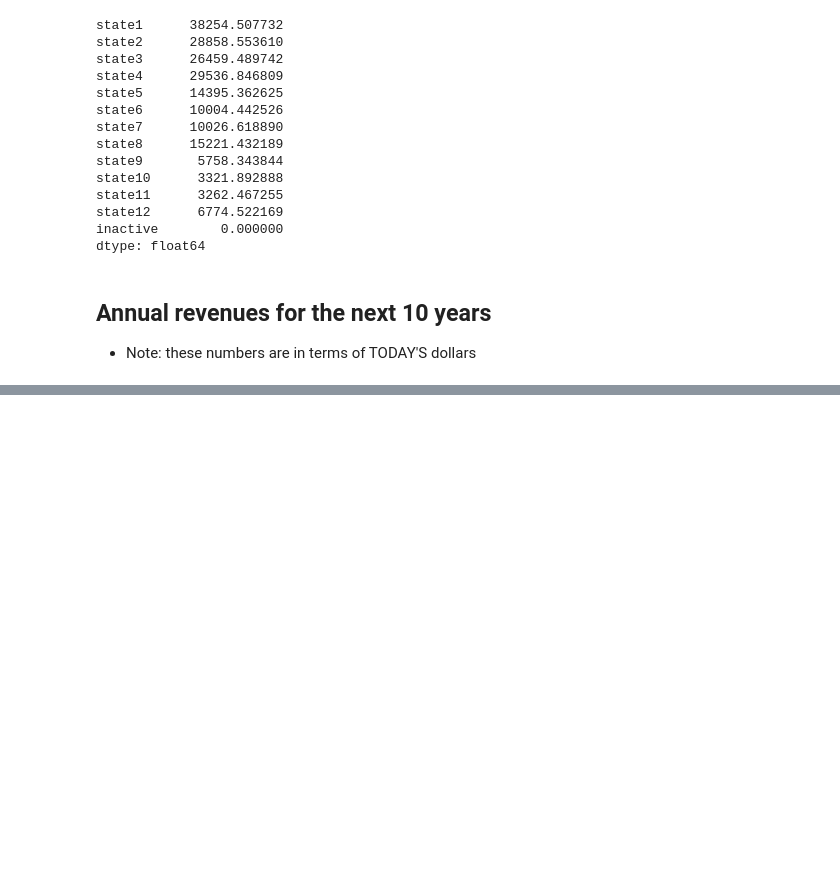
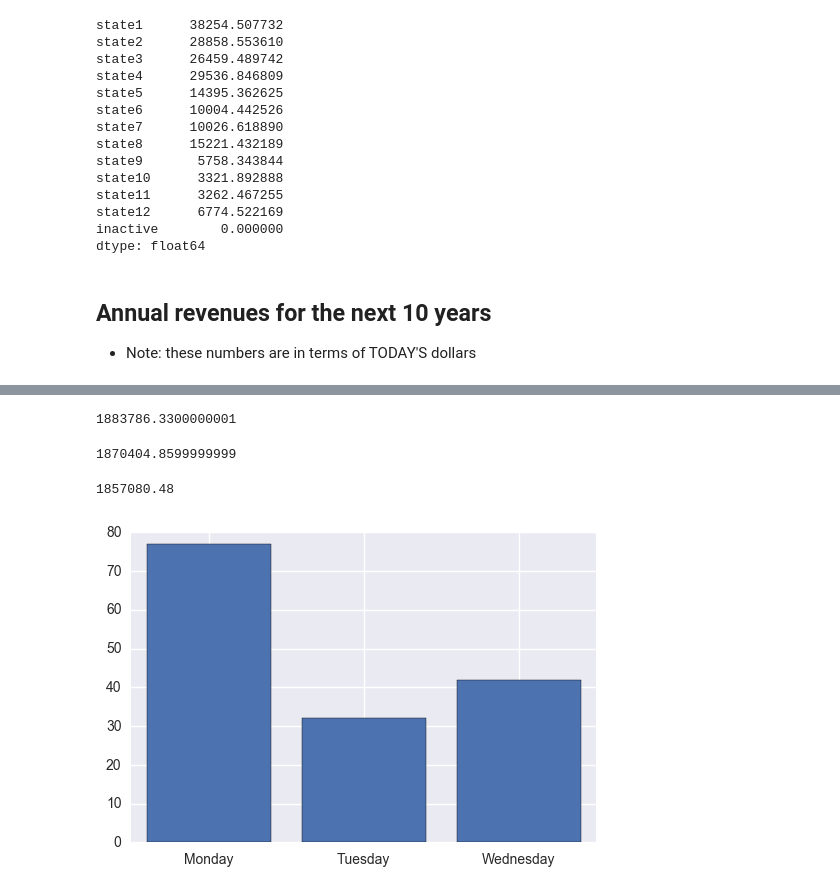
Before and after one commit to jonhilgart22/Galvanize-Data-Leadership, a Jupyter notebook: week5-MCM-CLV/Team-8-Markov-Chains_final.ipynb, the cells around one changed output, grey strips where cells are left out. Saved outputs shown, nothing was run; the diff lists cells and outputs as text; code cells hidden in the pictures; blank space fills up the shorter version.

```diff
--- a/week5-MCM-CLV/Team-8-Markov-Chains_final.ipynb
+++ b/week5-MCM-CLV/Team-8-Markov-Chains_final.ipynb
@@ -966,0 +1195,25 @@ Database will be worth $1857080.48 in 2015
+# %%
+value_of_DB_add10
+# %% [output]
+1883786.3300000001
+# %%
+value_of_DB_add5
+# %% [output]
+1870404.8599999999
+# %%
+value_of_DB
+# %% [output]
+1857080.48
+# %%
+import pylab as plt
+
+DayOfWeekOfCall = [1,2,3]
+DispatchesOnThisWeekday = [77, 32, 42]
+
+LABELS = ["Monday", "Tuesday", "Wednesday"]
+
+plt.bar(DayOfWeekOfCall, DispatchesOnThisWeekday, align='center')
+plt.xticks(DayOfWeekOfCall, LABELS)
+plt.show()
+# %% [output]
+[figure, added]
```
Also changed, not shown: parts of 51 cells of this notebook.
